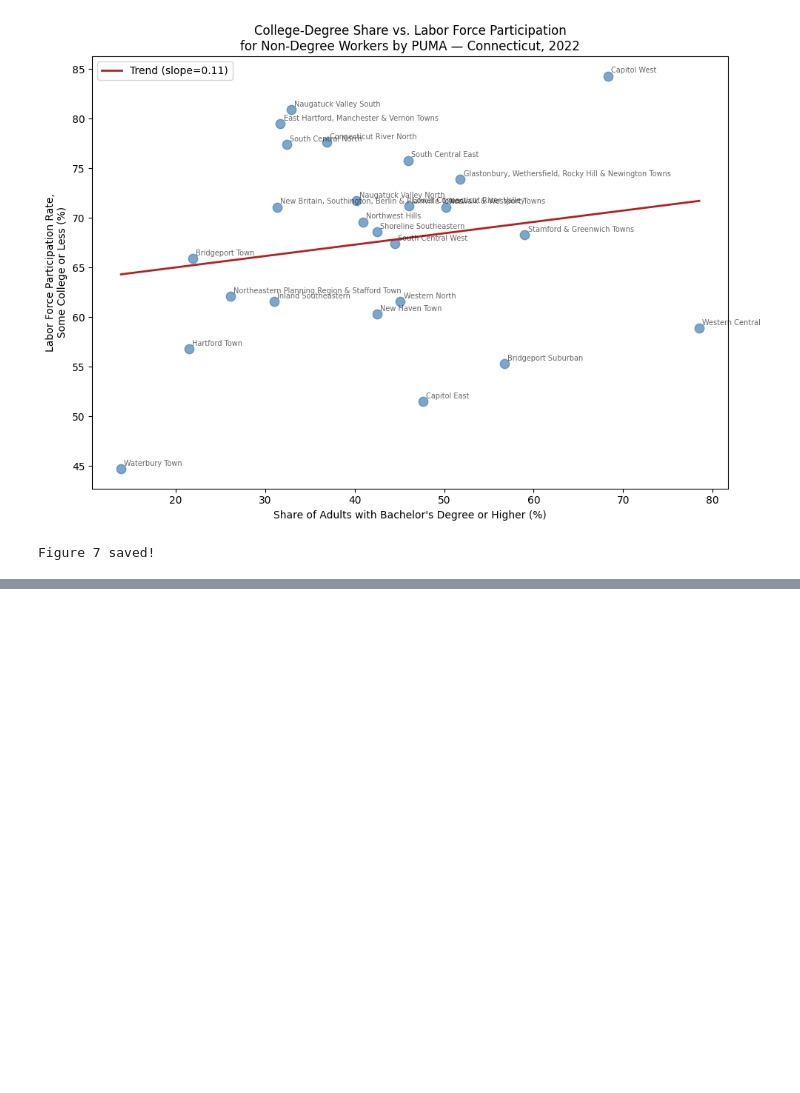
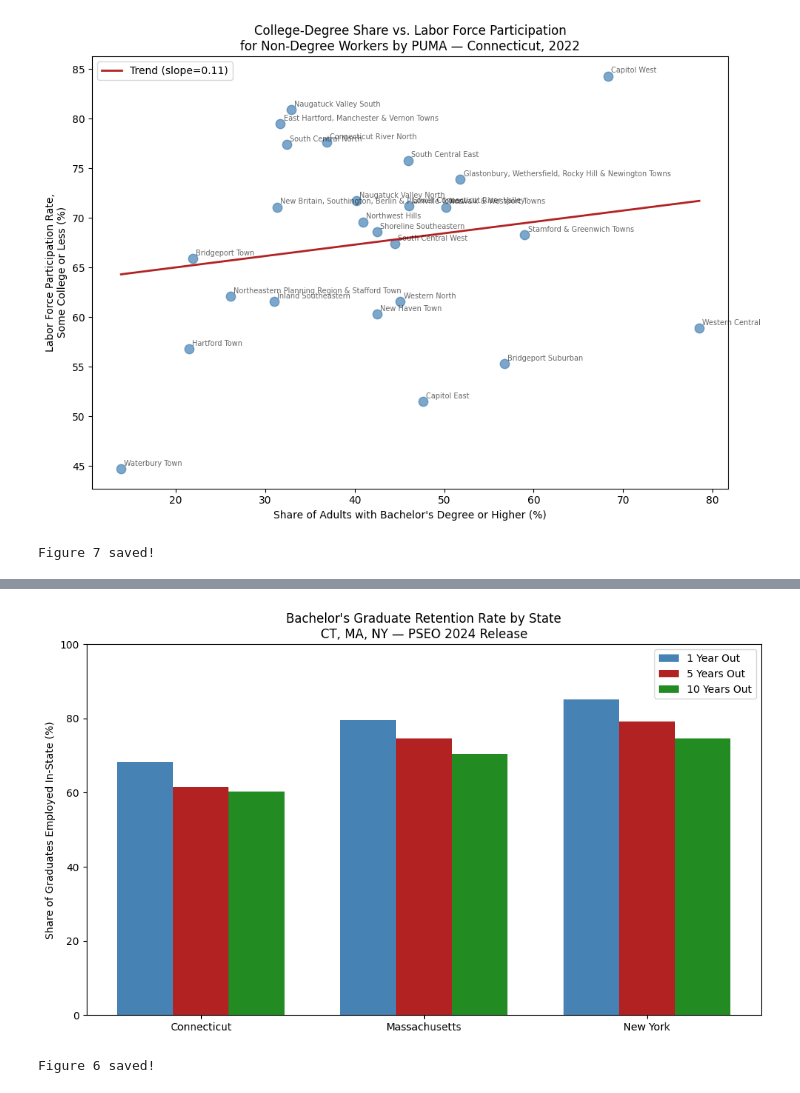
Before and after one commit to randyliu078-bit/qss20-final-project, a Jupyter notebook: code/03_analysis.ipynb, the cells around one changed output, grey strips where cells are left out. Drawn from its saved outputs; the diff is of its cells as text; code cells hidden in the pictures; blank space fills up the shorter version.

```diff
--- a/code/03_analysis.ipynb
+++ b/code/03_analysis.ipynb
@@ -807,0 +1065,41 @@ Figure 7 saved!
+# %%
+# ---- Figure 6 (revised): Graduate Retention Rates CT vs MA vs NY ----
+states = ["Connecticut", "Massachusetts", "New York"]
+
+y1_rates = [
+    123353 / 180692 * 100,
+    104823 / 131675 * 100,
+    616748 / 723855 * 100
+]
+y5_rates = [
+    74340 / 121049 * 100,
+    66826 / 89536  * 100,
+    420192 / 530252 * 100
+]
+y10_rates = [
+    47409 / 78633  * 100,
+    29202 / 41517  * 100,
+    294310 / 394818 * 100
+]
+
+x = range(len(states))
+width = 0.25
+
+fig, ax = plt.subplots(figsize=(10, 6))
+ax.bar([i - 0.25 for i in x], y1_rates,  width, label="1 Year Out",  color="steelblue")
+ax.bar([i        for i in x], y5_rates,  width, label="5 Years Out", color="firebrick")
+ax.bar([i + 0.25 for i in x], y10_rates, width, label="10 Years Out",color="forestgreen")
+
+ax.set_xticks(list(x))
+ax.set_xticklabels(states)
+ax.set_ylabel("Share of Graduates Employed In-State (%)")
+ax.set_title("Bachelor's Graduate Retention Rate by State\nCT, MA, NY — PSEO 2024 Release")
+ax.set_ylim(0, 100)
+ax.legend()
+plt.tight_layout()
+plt.savefig("fig6_retention_rates.png", dpi=150)
+plt.show()
+print("Figure 6 saved!")
+# %% [output]
+[figure, added]
+Figure 6 saved!
```
Also changed, not shown: parts of 11 cells of this notebook.
